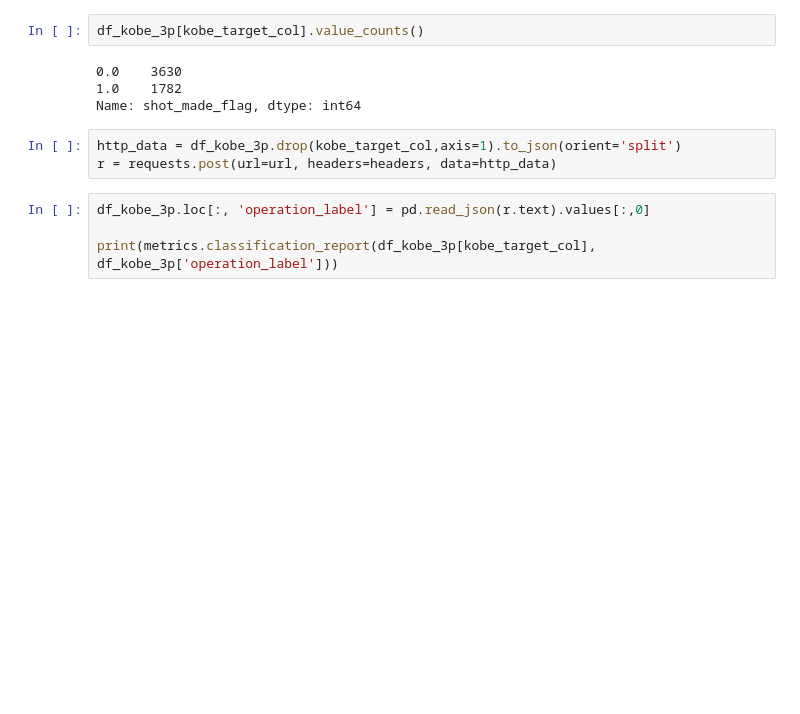
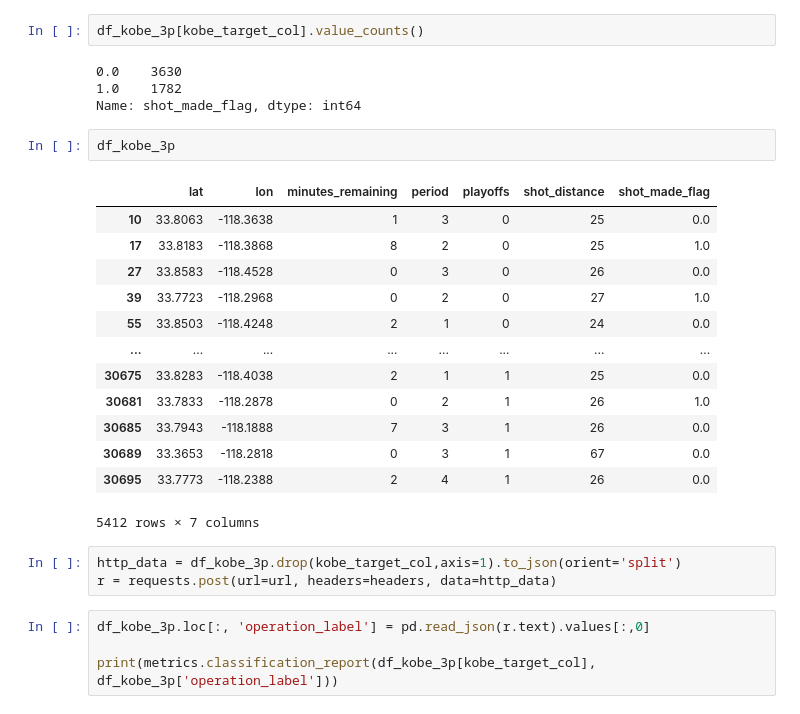
Before and after one commit to BIRDRED/ProjetoKobe, a Jupyter notebook: Code/ProjetoKobe.ipynb, the cells around one changed output. Drawn from its saved outputs; the diff is of its cells as text; blank space fills up the shorter version.

```diff
--- a/Code/ProjetoKobe.ipynb
+++ b/Code/ProjetoKobe.ipynb
@@ -303,6 +302,22 @@ df_kobe_3p[kobe_target_col].value_counts()
 0.0    3630
 1.0    1782
 Name: shot_made_flag, dtype: int64
+# %%
+df_kobe_3p
+# %% [output]
+|  | lat | lon | minutes_remaining | period | playoffs | shot_distance | shot_made_flag |
+| 10 | 33.8063 | -118.3638 | 1 | 3 | 0 | 25 | 0.0 |
+| 17 | 33.8183 | -118.3868 | 8 | 2 | 0 | 25 | 1.0 |
+| 27 | 33.8583 | -118.4528 | 0 | 3 | 0 | 26 | 0.0 |
+| 39 | 33.7723 | -118.2968 | 0 | 2 | 0 | 27 | 1.0 |
+| 55 | 33.8503 | -118.4248 | 2 | 1 | 0 | 24 | 0.0 |
+| ... | ... | ... | ... | ... | ... | ... | ... |
+| 30675 | 33.8283 | -118.4038 | 2 | 1 | 1 | 25 | 0.0 |
+| 30681 | 33.7833 | -118.2878 | 0 | 2 | 1 | 26 | 1.0 |
+| 30685 | 33.7943 | -118.1888 | 7 | 3 | 1 | 26 | 0.0 |
+| 30689 | 33.3653 | -118.2818 | 0 | 3 | 1 | 67 | 0.0 |
+| 30695 | 33.7773 | -118.2388 | 2 | 4 | 1 | 26 | 0.0 |
+5412 rows × 7 columns
 # %%
 http_data = df_kobe_3p.drop(kobe_target_col,axis=1).to_json(orient='split')
 r = requests.post(url=url, headers=headers, data=http_data)
```
Also changed, not shown: parts of 40 cells of this notebook, 13 other files.
